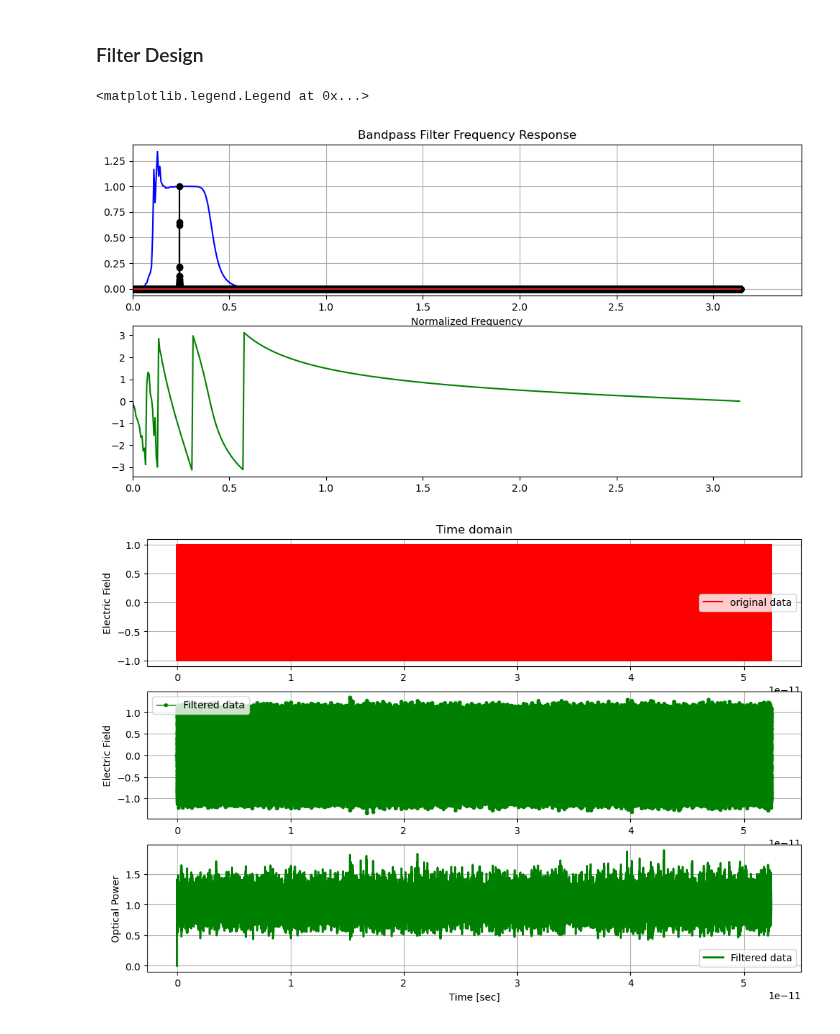
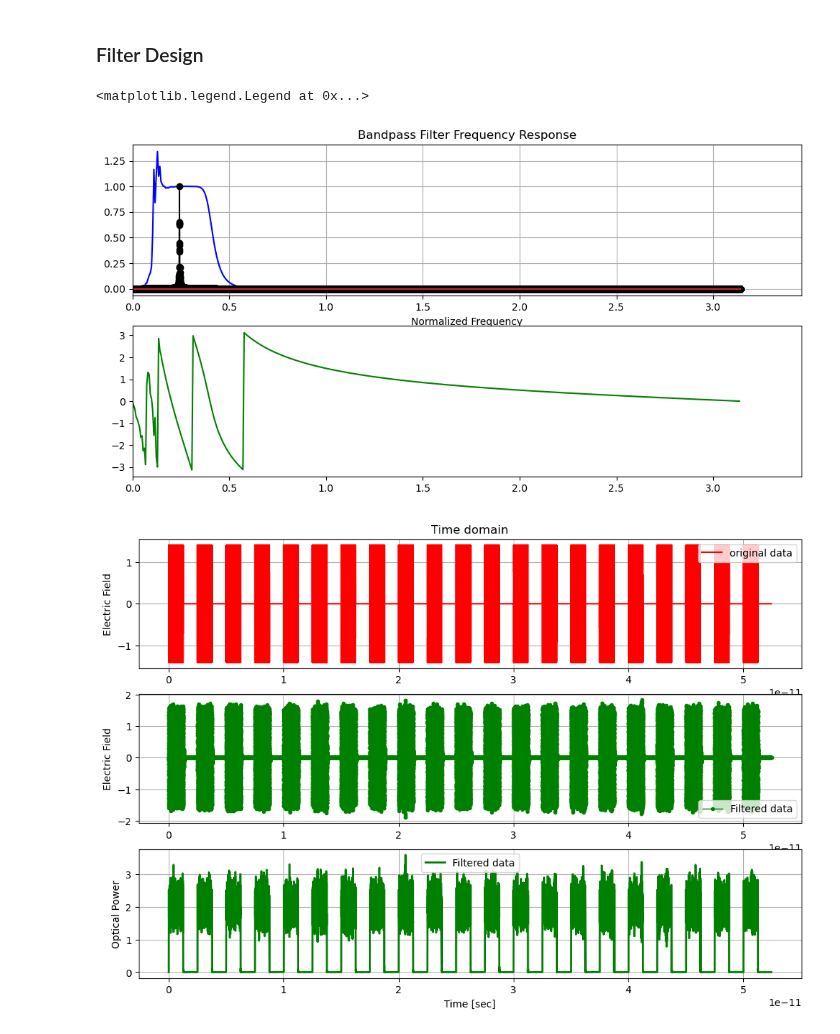
Before and after one commit to tacticstactics/Optical-pulse-broadening, a Jupyter notebook: optical_pulse_broadening_optical_filter.ipynb, the cells around one changed output. Saved outputs shown, nothing was run; the diff lists cells and outputs as text; code cells hidden in the pictures.

```diff
--- a/optical_pulse_broadening_optical_filter.ipynb
+++ b/optical_pulse_broadening_optical_filter.ipynb
@@ -279,7 +279,7 @@ print("frequencystep: ", frequencystep)
 Shifted_sampleIndex = np.arange(-N//2, N//2)
 Shifted_f = Shifted_sampleIndex*frequencystep
 
-fft_random_analog_signal = fft(Port1_1_EFcol,N)
+fft_random_analog_signal = fft(Port3_1_EFcol,N)
 Shifted_fft_random_analog_signal = fftshift(fft_random_analog_signal)
 
 print('Shape of Shifted_fft_random_analog_signal (Frequency Domain)')
@@ -354,34 +354,34 @@ ax1_1.grid()
 ax1_1.stem(norm_freqcol, np.abs(Shifted_fft_random_analog_signal)/np.max(np.abs(Shifted_fft_random_analog_signal)),"k.",label='Shifted_fft_SelfMixed_carrier_wavecol')
 
 ax1_2 = fig1.add_subplot(2, 1, 2)
 ax1_2.plot(w, np.angle(h), 'g')
 ax1_2.set_xlim(0.0*np.pi , 1.1*np.pi)
 
-filtered_data1 = signal.lfilter(b, a, Port1_1_EFcol) # scipy.signal.lfilter
+filtered_data1 = signal.lfilter(b, a, Port3_1_EFcol) # scipy.signal.lfilter
 
 fig3 = plt.figure(figsize = (12,8), facecolor='white')
 ax3_1 = fig3.add_subplot(3, 1, 1)
-ax3_1.plot(tcol,np.real(Port1_1_EFcol),'-', color="r",label='original data' )
+ax3_1.plot(tcol,np.real(Port3_1_EFcol),'-', color="r",label='original data' )
 ax3_1.set_ylabel("Electric Field")
 ax3_1.grid()
 ax3_1.legend()
 ax3_1.set_title("Time domain")
 
 ax3_2 = fig3.add_subplot(3, 1, 2)
 ax3_2.plot(tcol, np.real(filtered_data1), 'g.-', linewidth=1, label='Filtered data')
 ax3_2.set_ylabel("Electric Field")
 ax3_2.grid()
 ax3_2.legend()
 
 ax3_3 = fig3.add_subplot(3, 1, 3)
 ax3_3.plot(tcol, (np.abs(filtered_data1))**2, 'g-', linewidth=2, label='Filtered data')
 
 
 ax3_3.set_xlabel('Time [sec]')
 ax3_3.set_ylabel("Optical Power")
 ax3_3.grid()
 ax3_3.legend()
 # %% [output]
 <matplotlib.legend.Legend at 0x...>
-[figure, old version]
+[figure, new version]
-[figure, old version]
+[figure, new version]
```
Also changed, not shown: parts of 1 cell of this notebook.
